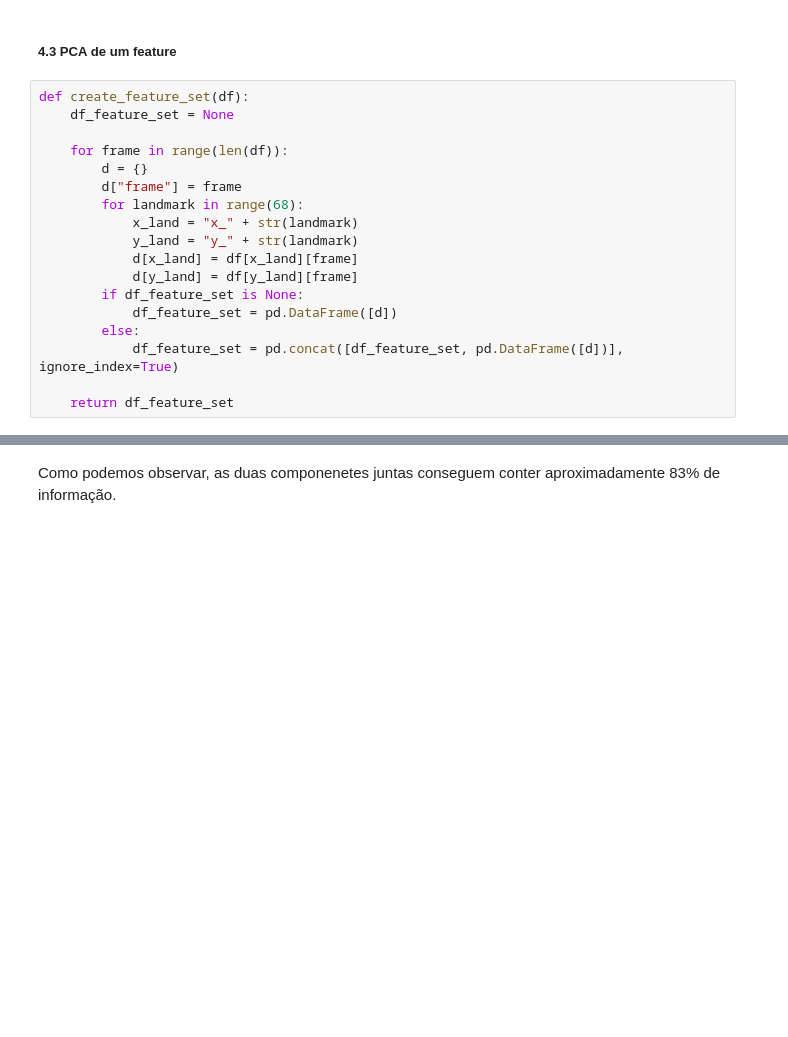
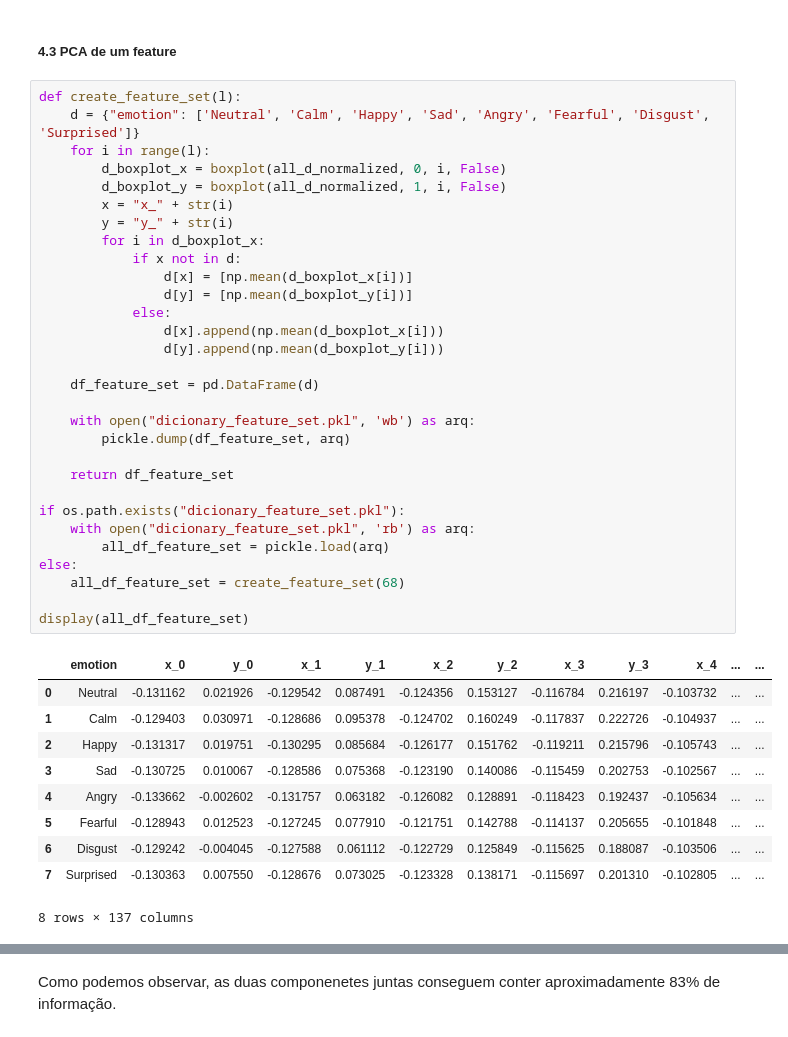
Before and after one commit to cmom2002/TCD, a Jupyter notebook: Part_A/020245868_2020246886_EA2023.ipynb, the cells around one changed output, grey strips where cells are left out. Cells and saved outputs as stored; diff of their text form; blank space fills up the shorter version.

```diff
--- a/Part_A/020245868_2020246886_EA2023.ipynb
+++ b/Part_A/020245868_2020246886_EA2023.ipynb
@@ -604,21 +691,44 @@ Estatística significante
 # %% [markdown]
 ##### 4.3 PCA de um feature
-# %%
-def create_feature_set(df):
-    df_feature_set = None
-
-    for frame in range(len(df)):
-        d = {}
-        d["frame"] = frame
-        for landmark in range(68):
-            x_land = "x_" + str(landmark)
-            y_land = "y_" + str(landmark)
-            d[x_land] = df[x_land][frame]
-            d[y_land] = df[y_land][frame]
-        if df_feature_set is None:
-            df_feature_set = pd.DataFrame([d])
-        else:
-            df_feature_set = pd.concat([df_feature_set, pd.DataFrame([d])], ignore_index=True)
-
-    return df_feature_set
+# %%
+def create_feature_set(l):
+    d = {"emotion": ['Neutral', 'Calm', 'Happy', 'Sad', 'Angry', 'Fearful', 'Disgust', 'Surprised']}
+    for i in range(l):
+        d_boxplot_x = boxplot(all_d_normalized, 0, i, False)
+        d_boxplot_y = boxplot(all_d_normalized, 1, i, False)
+        x = "x_" + str(i)
+        y = "y_" + str(i)
+        for i in d_boxplot_x:
+            if x not in d:
+                d[x] = [np.mean(d_boxplot_x[i])]
+                d[y] = [np.mean(d_boxplot_y[i])]
+            else:
+                d[x].append(np.mean(d_boxplot_x[i]))
+                d[y].append(np.mean(d_boxplot_y[i]))
+
+    df_feature_set = pd.DataFrame(d)
+
+    with open("dicionary_feature_set.pkl", 'wb') as arq:
+        pickle.dump(df_feature_set, arq)
+
+    return df_feature_set
+
+if os.path.exists("dicionary_feature_set.pkl"):
+    with open("dicionary_feature_set.pkl", 'rb') as arq:
+        all_df_feature_set = pickle.load(arq)
+else:
+    all_df_feature_set = create_feature_set(68)
+
+display(all_df_feature_set)
+# %% [output]
+|  | emotion | x_0 | y_0 | x_1 | y_1 | x_2 | y_2 | x_3 | y_3 | x_4 | ... | ... |
+| 0 | Neutral | -0.131162 | 0.021926 | -0.129542 | 0.087491 | -0.124356 | 0.153127 | -0.116784 | 0.216197 | -0.103732 | ... | ... |
+| 1 | Calm | -0.129403 | 0.030971 | -0.128686 | 0.095378 | -0.124702 | 0.160249 | -0.117837 | 0.222726 | -0.104937 | ... | ... |
+| 2 | Happy | -0.131317 | 0.019751 | -0.130295 | 0.085684 | -0.126177 | 0.151762 | -0.119211 | 0.215796 | -0.105743 | ... | ... |
+| 3 | Sad | -0.130725 | 0.010067 | -0.128586 | 0.075368 | -0.123190 | 0.140086 | -0.115459 | 0.202753 | -0.102567 | ... | ... |
+| 4 | Angry | -0.133662 | -0.002602 | -0.131757 | 0.063182 | -0.126082 | 0.128891 | -0.118423 | 0.192437 | -0.105634 | ... | ... |
+| 5 | Fearful | -0.128943 | 0.012523 | -0.127245 | 0.077910 | -0.121751 | 0.142788 | -0.114137 | 0.205655 | -0.101848 | ... | ... |
+| 6 | Disgust | -0.129242 | -0.004045 | -0.127588 | 0.061112 | -0.122729 | 0.125849 | -0.115625 | 0.188087 | -0.103506 | ... | ... |
+| 7 | Surprised | -0.130363 | 0.007550 | -0.128676 | 0.073025 | -0.123328 | 0.138171 | -0.115697 | 0.201310 | -0.102805 | ... | ... |
+8 rows × 137 columns
 # %%
```
Also changed, not shown: parts of 27 cells of this notebook, 3 other files.
